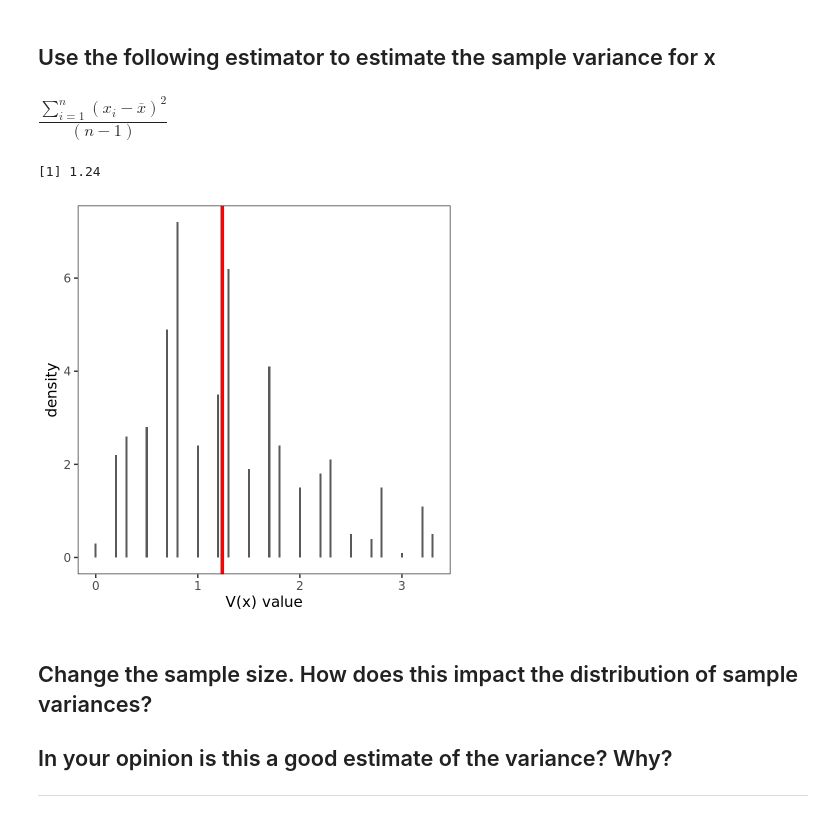
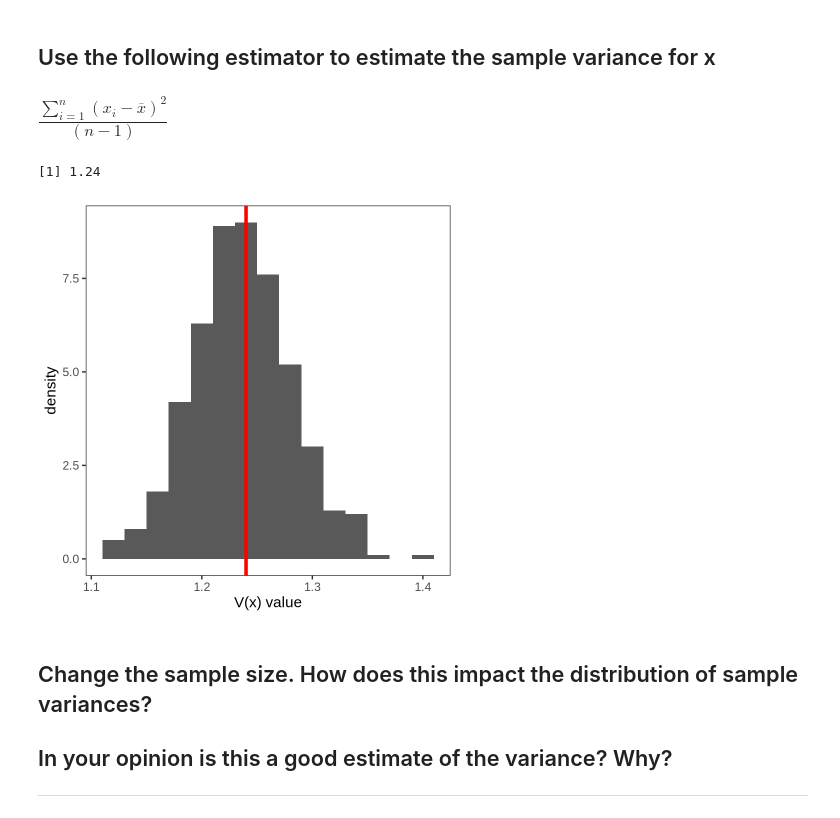
Before and after one commit to Robbins-Lab/PLSCI-7201, a Jupyter notebook: Modules/Module3/Lecture/LinearModels.ipynb, the cells around one changed output. Cells and saved outputs as stored; diff of their text form; code cells hidden in the pictures.

```diff
--- a/Modules/Module3/Lecture/LinearModels.ipynb
+++ b/Modules/Module3/Lecture/LinearModels.ipynb
@@ -91,7 +91,7 @@ ____
 # %%
 library(ggplot2)
 # sample size for x
-samp_size=5
+samp_size=1000
 
 # number of independent sampling events
 # we will conduct multiple sampling events to look at the distribution of the mean of x
@@ -145,7 +145,7 @@ _____
 # %%
 library(ggplot2)
 # sample size for x
-samp_size=5
+samp_size=1000
 
 # number of independent sampling events
 # we will conduct multiple sampling events to look at the distribution of the mean of x
@@ -218,7 +218,7 @@ ___________________________
 # %%
 library(ggplot2)
 #### sample size for x
-samp_size=5
+samp_size=1000
 
 # number of independent sampling events
 # we will conduct multiple sampling events to look at the distribution of the mean of x
@@ -238,34 +238,34 @@ for(i in c(1:num_samps)){
         if(p<.2){sampled_x[j]=1}
         if(p>=.2&&p<.45){sampled_x[j]=2}
         if(p>=.45&&p<.8){sampled_x[j]=3}
         if(p>=.8&&p<.95){sampled_x[j]=4}
         if(p>=.95){sampled_x[j]=5}
 
     } # end for loop to draw each sample for each sampling event
 
     # loop to calculate variance
     for(j in c(1:samp_size)){
 
         sample_vars[i]=sample_vars[i]+(sampled_x[j]-mean(sampled_x))**2/(samp_size - 1)
 
     } # end for loop to calculate variance
 
 } # end for loop for the number of samples
 
 
 # plotting the histogram of the means with a red vertical line indicating E[x]
 mu_x=(1*.2+2*.25+3*.35+4*.15+5*.05)
 var_x=(1-mu_x)**2*.2+(2-mu_x)**2*.25+(3-mu_x)**2*.35+(4-mu_x)**2*.15+(5-mu_x)**2*.05
 print(var_x)
 ggplot(data.frame(x=sample_vars), aes(x=x)) +
   geom_histogram(aes(y = ..density..), binwidth=.02 ) + xlab("V(x) value") +
   theme_bw(base_size=18) +
   theme(panel.background=element_blank(),
         panel.grid=element_blank()) +
   geom_vline(xintercept=var_x, size=2, color="red")
 # %% [output]
 [1] 1.24
-[figure, old version]
+[figure, new version]
 # %% [markdown]
 ## Change the sample size. How does this impact the distribution of sample variances?
 ## In your opinion is this a good estimate of the variance? Why?
```
Also changed, not shown: parts of 4 cells of this notebook, 1 other file.
